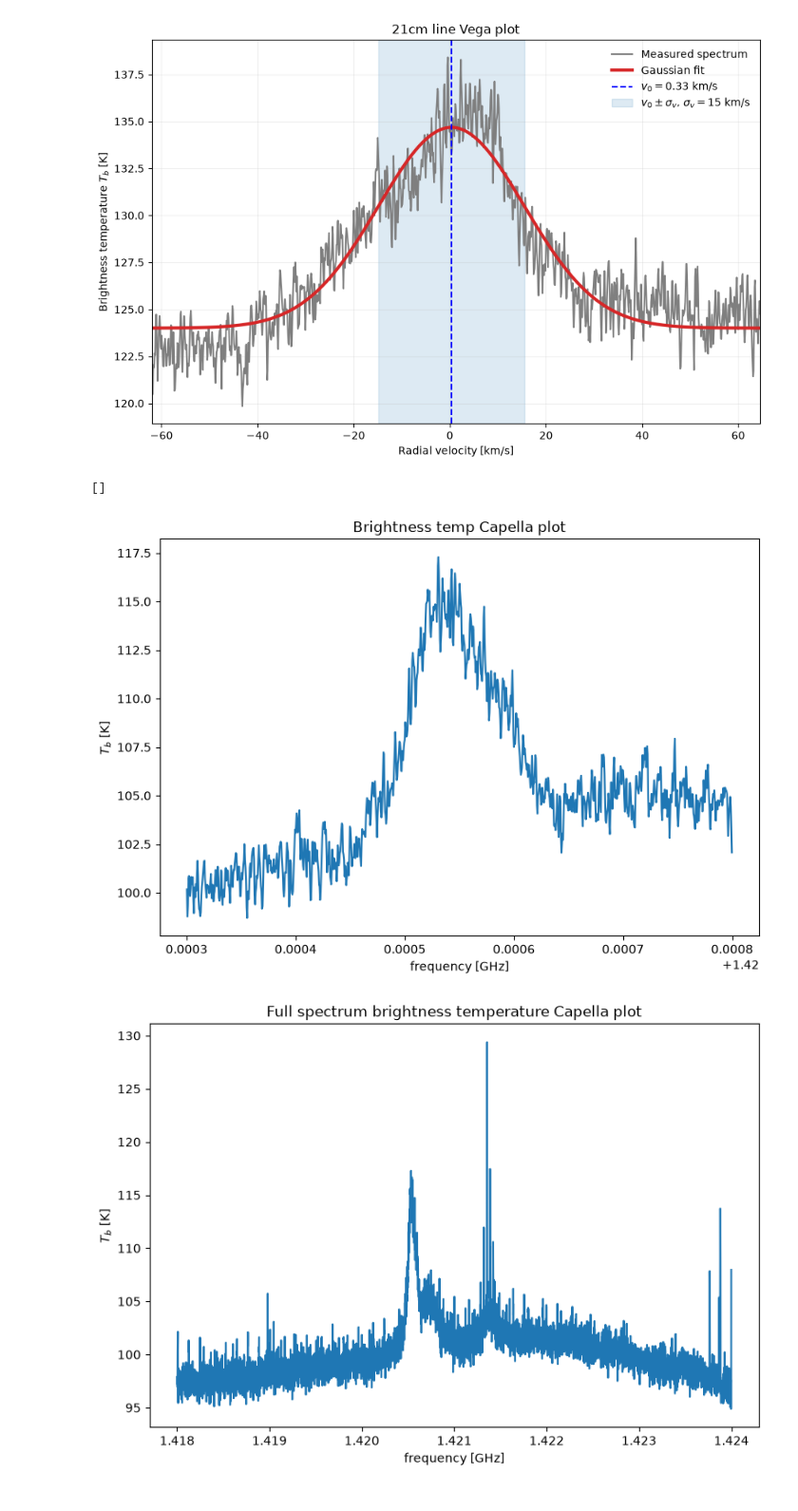
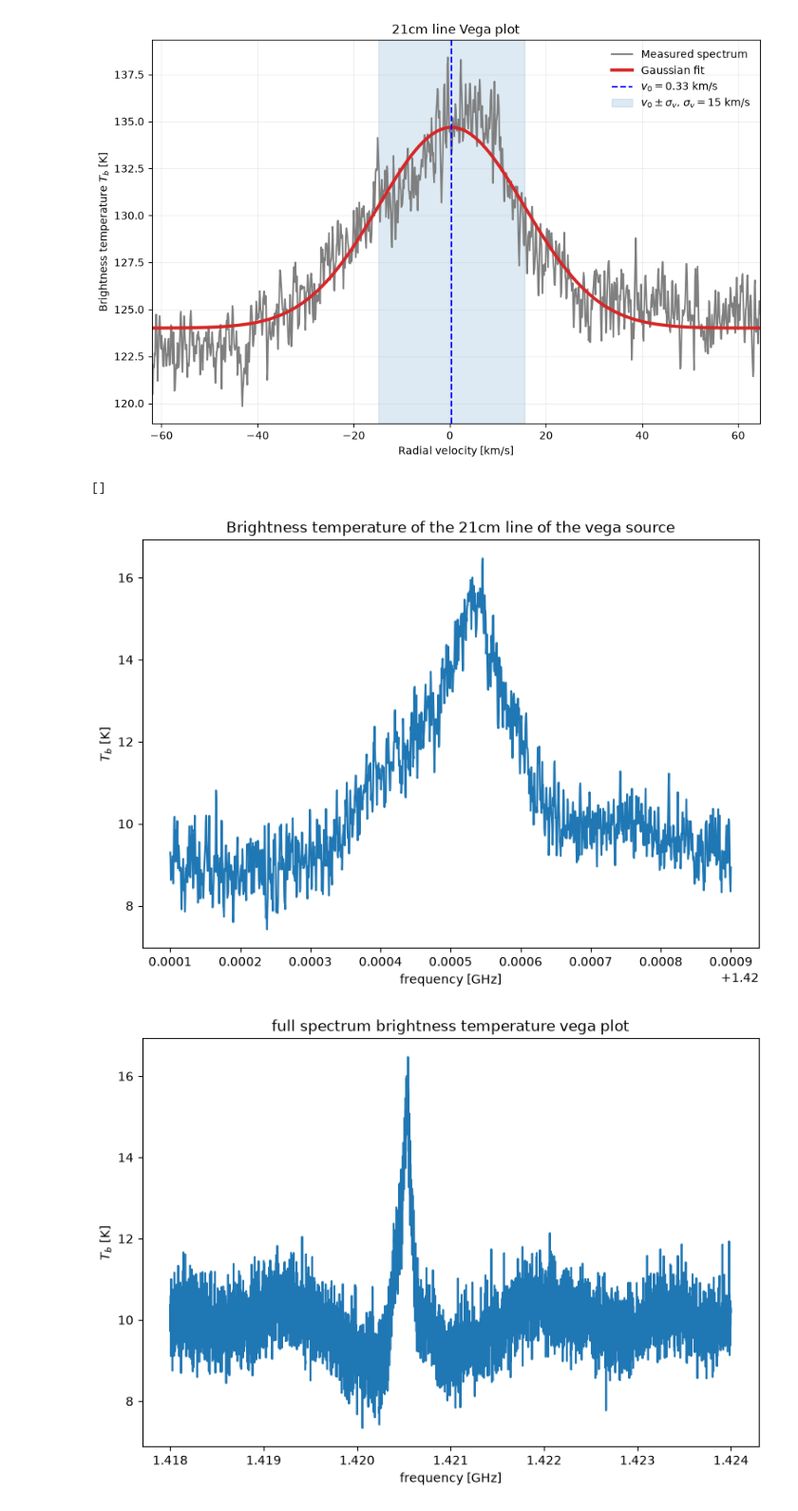
Before and after one commit to jeroenmat/Radio_astronomy, a Jupyter notebook: H1_science_data.ipynb, the cells around one changed output. Shown at 95% size. Saved outputs shown, nothing was run; the diff lists cells and outputs as text; code cells hidden in the pictures.

```diff
--- a/H1_science_data.ipynb
+++ b/H1_science_data.ipynb
@@ -52,7 +68,7 @@ plt.show()
 # reshape the vega data
 N_spectra = vega.size // vector_length # number of integrated spectra
 vega_spectra = vega.reshape(N_spectra, vector_length)
-vega_spectrum = np.mean(vega_spectra, axis=0)
+vega_spectrum = remove_spikes(np.mean(vega_spectra, axis=0))
 
 # use frequencies between 1.418G-1.4245Hz, and remove chanels with high value artifacts from the data
 idx_vega = np.where((frequency>1.418e9)&(frequency<1.424e9)&(vega_spectrum<370))
@@ -74,7 +90,7 @@ plt.show()
 # reshape the capella data
 N_spectra = capella.size // vector_length # number of integrated spectra
 capella_spectra = capella.reshape(N_spectra, vector_length)
-capella_spectrum = np.mean(capella_spectra, axis=0)
+capella_spectrum = remove_spikes(np.mean(capella_spectra, axis=0))
 
 # use frequencies between 1.418G-1.4245Hz, and remove chanels with high value artifacts from the data
 idx_capella = np.where((frequency>1.418e9)&(frequency<1.424e9)&(capella_spectrum<350))
@@ -96,7 +112,7 @@ plt.show()
 # reshape the cold load data, starting each new integration on a new line
 N_spectra = cold_load.size // vector_length # number of integrated spectra
 cold_load_spectra = cold_load.reshape(N_spectra, vector_length)
-cold_load_spectrum = np.mean(cold_load_spectra, axis=0)
+cold_load_spectrum = remove_spikes(np.mean(cold_load_spectra, axis=0))
 
 ### make a fit of the cold load data to remove the signal:
 
@@ -171,6 +187,7 @@ noise_temp = (T_hot-Y*T_cold)/(Y-1)
 G = (hot_load_spectrum[idx] - fit) / (T_hot - T_cold)
 T_vega = (vega_spectrum[idx] / G) - noise_temp
 T_capella = (capella_spectrum[idx] / G) - noise_temp
+T_cold_as_science = (cold_load_spectrum[idx] / G) - noise_temp
 # %%
 # plot the gain
 fig, ax = plt.subplots(figsize=(8, 5))
@@ -305,28 +322,28 @@ FWHM: 0.170 MHz
 [figure]
 # %%
 # use only the frequencies of the signal for gaussian fit
-idx_21cm = np.where((freq>1.4203e9)&(freq<1.4208e9))
-freq_capella_signal = freq[idx_21cm]/1e9
-T_capella_signal = T_capella[idx_21cm]
+idx_21cm = np.where((freq>1.4201e9)&(freq<1.4209e9))
+freq_cold_as_science_signal = freq[idx_21cm]/1e9
+T_cold_as_science_signal = T_cold_as_science[idx_21cm]
 
 # plot the brightness temperature of the source against frequency, zoomed in on the 21cm line
 plt.figure(figsize=(9,6))
-plt.title('Brightness temp Capella plot')
-plt.plot(freq_capella_signal, T_capella_signal)
+plt.title('Brightness temperature of the 21cm line of the vega source')
+plt.plot(freq_cold_as_science_signal, T_cold_as_science_signal)
 plt.xlabel("frequency [GHz]")
 plt.ylabel("$T_b$ [K]")
 plt.plot()
 
 # plot the brightness temperature of the source against frequency
 plt.figure(figsize=(9,6))
-plt.title('Full spectrum brightness temperature Capella plot')
-plt.plot(freq/1e9, T_capella)
+plt.title('full spectrum brightness temperature vega plot')
+plt.plot(freq/1e9, T_cold_as_science)
 plt.xlabel("frequency [GHz]")
 plt.ylabel("$T_b$ [K]")
 plt.plot()
 # %% [output]
 []
-[figure, old version]
+[figure, new version]
-[figure, old version]
+[figure, new version]
 # %%
 # set initial guess for the parameters
```
Also changed, not shown: parts of 12 cells of this notebook, 1 other file.
